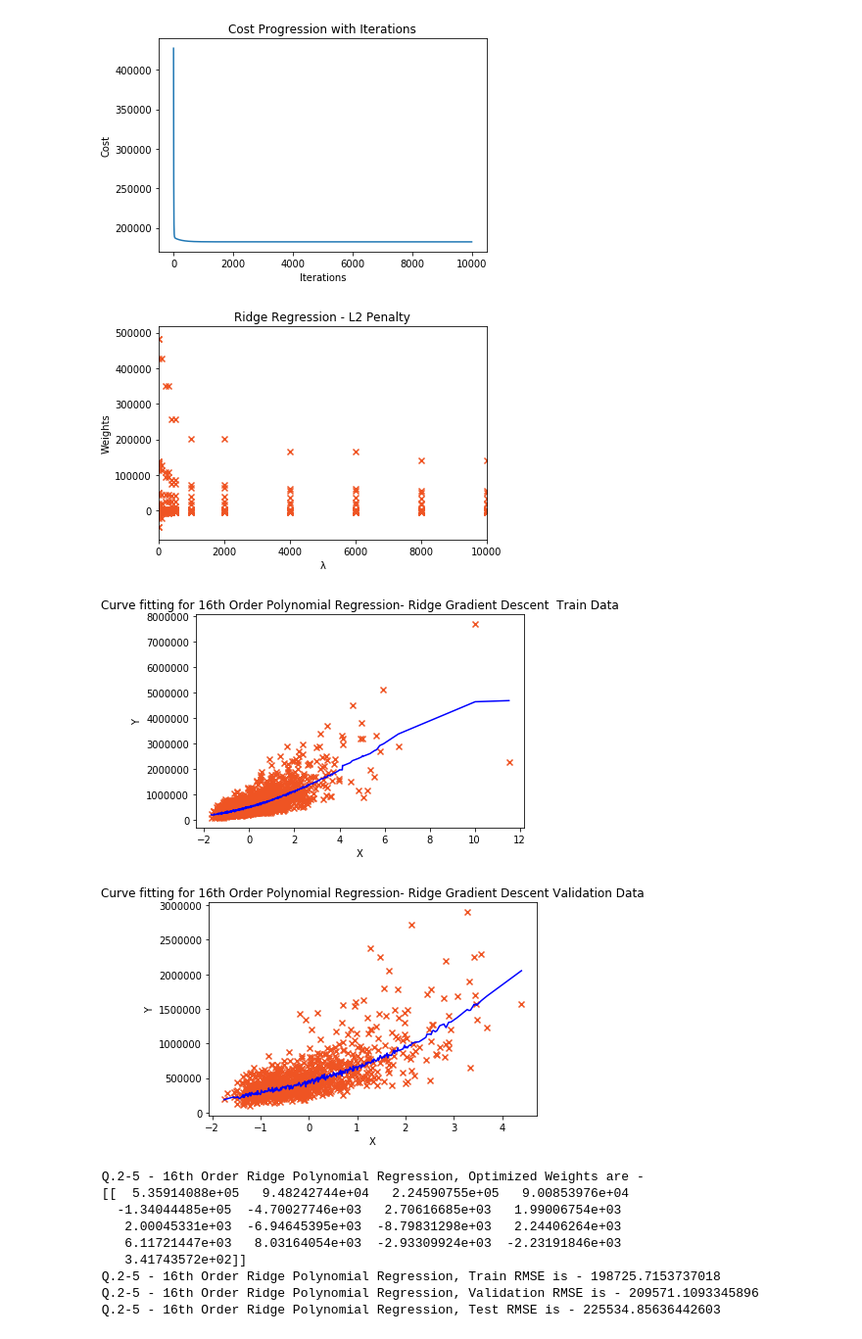
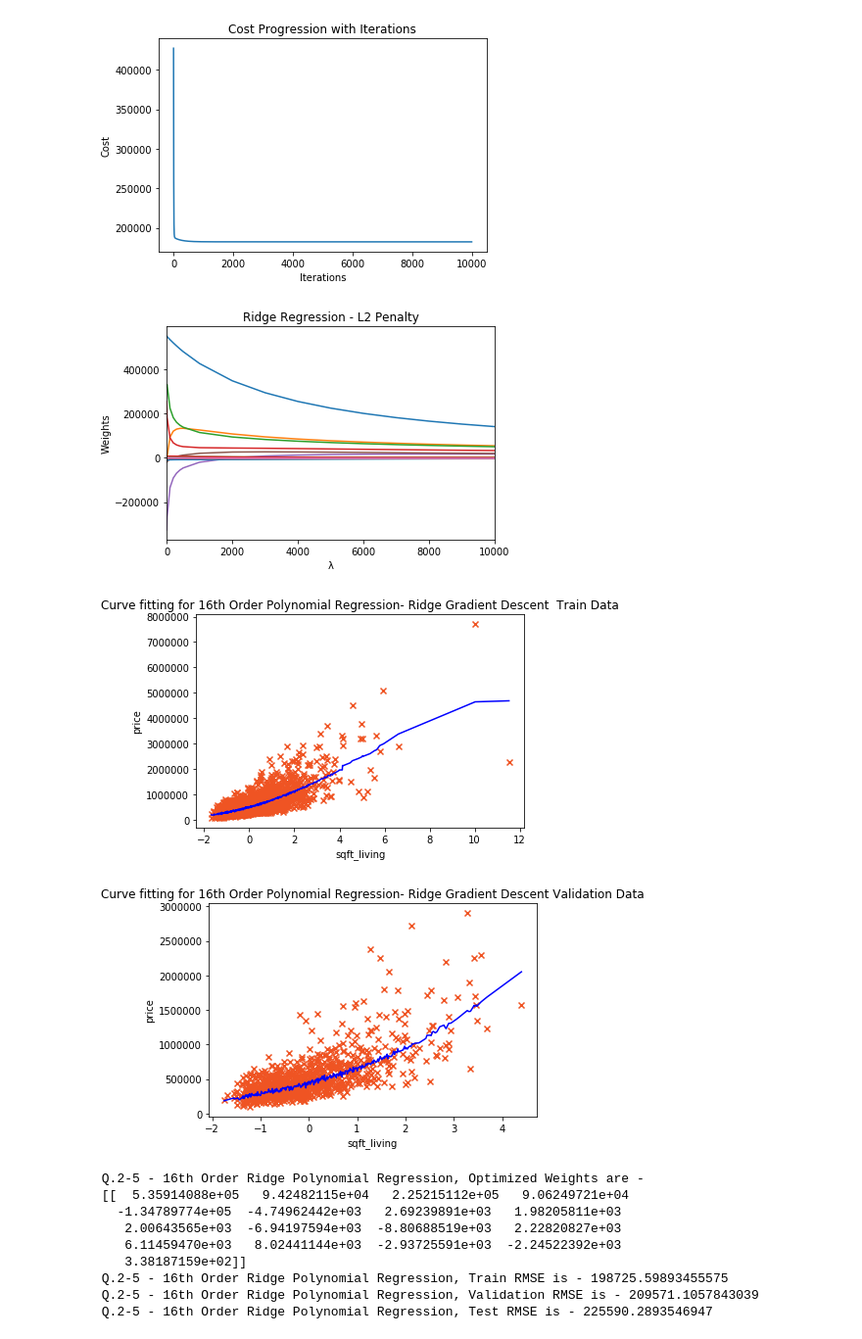
Before and after one commit to MeenakshiParyani/Polynomial-Regression, a Jupyter notebook: Polynomial-Regression.ipynb, the cells around one changed output. Shown: that part at 98% size. Drawn from its saved outputs; the diff is of its cells as text; code cells hidden in the pictures.

Commit message:
Polynomial Regression final

```diff
--- a/Polynomial-Regression.ipynb
+++ b/Polynomial-Regression.ipynb
@@ -49,7 +49,7 @@ def normalizeData(df, needSort, byColumn, yColumn):
     X = df.drop([yColumn], axis=1)
     #print('----Before norm-----')
     #print(X)
-    X = (X-X.mean())/X.std()
+    X = (X-X.mean(axis=0))/X.std(axis=0)
     #print('----After norm-----')
     #print(X)
     X.insert(0,-1,1)# inserting ones column for beta0
@@ -91,7 +91,7 @@ beta, costs, rmse = gradientDescentUsingMatrix(X, Y, beta, 0.1, 100000)
 y_pred = X * beta.T
 drawPlot(df['x'], df['y'], y_pred, 1, '', 'X', 'Y');
 print(" Q.1-1 - 1st Order Polynomial Regression, Optimized Weights are -\n", beta)
-print(" Q.1-1 - 1st Order Polynomial Regression, RMSE is - " + colored('RMSE is - ' + str(rmse), 'green'))
+print(" Q.1-1 - 1st Order Polynomial Regression, " + colored('RMSE is - ' + str(rmse), 'green'))
 plotCostHistory(costs)
 # %% [output]
 [figure]
@@ -220,13 +220,13 @@ def performRidgePolynomialRegression(df, learning_rate, iters, order, lamda, xhe
     beta, rmse, costs = ridgeGradientDescent(X, Y, learning_rate, iters, lamda)
     y_pred = XM * beta
     if(draw):
-        drawPlot(Xcord, Ycord, y_pred, order,'- Ridge Gradient Descent ' + title , 'X', 'Y');
+        drawPlot(Xcord, Ycord, y_pred, order,'- Ridge Gradient Descent ' + title , xheader, yheader);
     return beta, rmse, costs, X
 
 df = data1;
 beta, rmse, costs, x = performRidgePolynomialRegression(df, 0.1, 10000, 16, 0.1, 'x', 'y', True, '')
 print(" Q.1-5 - 16th Order Ridge Polynomial Regression, Optimized Weights are -\n", beta.ravel())
-print(" Q.1-5 - 16th Order Ridge Polynomial Regression, " + colored('RMSE is - ' + str(rmse), 'green'))
+print(" \nQ.1-5 - 16th Order Ridge Polynomial Regression, " + colored('RMSE is - ' + str(rmse), 'green'))
 plotCostHistory(costs)
 # %% [output]
 [figure]
@@ -419,73 +421,70 @@ plotCostHistory(costsTrain)
  Q.2-4 - 16th Order Polynomial Regression, Train RMSE is - 182186.96772281028
  Q.2-4 - 16th Order Polynomial Regression, Test RMSE is - 187160.48006343946
 [figure]
+# %%
+def plotWeightsWithL2Penalty(x, y, title, xlimit):
+    plt.ylabel('Weights');
+    plt.xlabel('λ');
+    plt.title(title)
+    ax = plt.gca()
+    ax.plot(x, y)
+    plt.xlim( (0, xlimit) )
+    plt.show()
 # %%
 # Q.2-5 16th Order Ridge Polynomal Regression with Test, Train and Validation data
-
-def plotWeightsWithL2Penalty(x, y, title, xlimit):
-    plt.ylabel('Weights');
-    plt.xlabel('λ');
-    plt.title(title)
-    for xe, ye in zip(x, y):
-        ye = np.squeeze(np.asarray(ye))
-        plt.scatter([xe] * len(ye), ye, marker='x',  c='#ef5423')
-    plt.xlim( (0, xlimit) )
-    plt.show()
 
 df = data2;
 X_train, X_val, X_test, y_train, y_val, y_test = split_data_test_train_val(df[['sqft_living']], df[['price']])
 
 def perform_Ridge_Polynomial_Regression_val(X_train, X_val, X_test, y_train, y_val, y_test,
                                                  order, xheader, yheader):
     betas = []
-    lamda = [10000, 8000, 6000, 4000, 2000, 1000, 500, 400, 300, 200, 100, 10, 1, 0.1]
-    alpha = [0.1, 0.01]
+    lamda = [10000, 9000, 8000, 7000, 6000, 5000, 4000, 3000, 2000, 1000, 500, 400, 300, 200, 100, 10, 1, 0.1]
+    alpha = 0.1
     scores = pd.DataFrame(columns=['alpha','lamda','rmse_diff', 'weights'])
     i=0
     for l in lamda:
-        for a in alpha:
-            betaTrain, rmseTrain, costsTrain, x = performRidgePolynomialRegression(pd.concat([X_train, y_train], axis=1),
-                                                                a, 10000, order, l, xheader, yheader, False, '')
-            betas.append(betaTrain)
-            betaVal, rmseVal, costsVal, x = performRidgePolynomialRegression(pd.concat([X_val, y_val], axis=1),
-                                                                a, 10000, order, l, xheader, yheader, False, '')
-            if(l <=100):
-                scores.loc[i] = pd.Series({'alpha':a, 'lamda':l, 'rmse_diff':abs(rmseTrain-rmseVal), 'weights' : betaTrain})
-                i=i+1
+        betaTrain, rmseTrain, costsTrain, x = performRidgePolynomialRegression(pd.concat([X_train, y_train], axis=1),
+                                                            alpha, 10000, order, l, xheader, yheader, False, '')
+        betas.append(np.asarray(betaTrain).ravel())
+        betaVal, rmseVal, costsVal, x = performRidgePolynomialRegression(pd.concat([X_val, y_val], axis=1),
+                                                            alpha, 10000, order, l, xheader, yheader, False, '')
+        if(l <=100 and l>=0.1):
+            scores.loc[i] = pd.Series({'lamda':l, 'rmse_diff':abs(rmseTrain-rmseVal), 'weights' : betaTrain})
+            i=i+1
     #print(scores)
     least_rmse_comb = scores['rmse_diff'].idxmin()
-    alp = scores.iloc[[least_rmse_comb]]['alpha'][least_rmse_comb]
     lam = scores.iloc[[least_rmse_comb]]['lamda'][least_rmse_comb]
     plotWeightsWithL2Penalty(lamda, betas, 'Ridge Regression - L2 Penalty', 10000)
     betaTrain, rmseTrain, costsTrain, x1 = performRidgePolynomialRegression(pd.concat([X_train, y_train], axis=1),
-                                                                alp, 10000, order, lam, xheader, yheader, True, ' Train Data')
+                                                                alpha, 10000, order, lam, xheader, yheader, True, ' Train Data')
     betaVal, rmseVal, costsVal, x2 = performRidgePolynomialRegression(pd.concat([X_val, y_val], axis=1),
-                                                                alp, 10000, order, lam, xheader, yheader, True, 'Validation Data')
+                                                                alpha, 10000, order, lam, xheader, yheader, True, 'Validation Data')
     return betaTrain, rmseTrain, costsTrain, x1, lam, rmseVal
 
 
 betaTrain, rmseTrain, costsTrain, Xtr, lam, rmseVal = perform_Ridge_Polynomial_Regression_val(X_train, X_val, X_test, y_train, y_val, y_test, 16,
                                                                                 'sqft_living', 'price')
 
 dfTest = pd.concat([X_test, y_test], axis=1)
 dfTest = generatePolynomialInput(dfTest, 16, 'sqft_living')
 X_test, y_test = normalizeData(dfTest, False ,'', 'price')
 rmseTest = get_rmse_l2(np.matrix(X_test), np.matrix(y_test), betaTrain, lam)
 print(" Q.2-5 - 16th Order Ridge Polynomial Regression, Optimized Weights are -\n", betaTrain.ravel())
 print(" Q.2-5 - 16th Order Ridge Polynomial Regression, " + colored('Train RMSE is - ' + str(rmseTrain), 'green'))
 print(" Q.2-5 - 16th Order Ridge Polynomial Regression, " + colored('Validation RMSE is - ' + str(rmseVal), 'green'))
 print(" Q.2-5 - 16th Order Ridge Polynomial Regression, " + colored('Test RMSE is - ' + str(rmseTest), 'green'))
 plotCostHistory(costsTrain)
 # %% [output]
-[figure, old version]
+[figure, new version]
-[figure, old version]
+[figure, new version]
-[figure, old version]
+[figure, new version]
  Q.2-5 - 16th Order Ridge Polynomial Regression, Optimized Weights are -
- [[  5.35914088e+05   9.48242744e+04   2.24590755e+05   9.00853976e+04
-   -1.34044485e+05  -4.70027746e+03   2.70616685e+03   1.99006754e+03
-    2.00045331e+03  -6.94645395e+03  -8.79831298e+03   2.24406264e+03
-    6.11721447e+03   8.03164054e+03  -2.93309924e+03  -2.23191846e+03
-    3.41743572e+02]]
- Q.2-5 - 16th Order Ridge Polynomial Regression, Train RMSE is - 198725.7153737018
- Q.2-5 - 16th Order Ridge Polynomial Regression, Validation RMSE is - 209571.1093345896
- Q.2-5 - 16th Order Ridge Polynomial Regression, Test RMSE is - 225534.85636442603
+ [[  5.35914088e+05   9.42482115e+04   2.25215112e+05   9.06249721e+04
+   -1.34789774e+05  -4.74962442e+03   2.69239891e+03   1.98205811e+03
+    2.00643565e+03  -6.94197594e+03  -8.80688519e+03   2.22820827e+03
+    6.11459470e+03   8.02441144e+03  -2.93725591e+03  -2.24522392e+03
+    3.38187159e+02]]
+ Q.2-5 - 16th Order Ridge Polynomial Regression, Train RMSE is - 198725.59893455575
+ Q.2-5 - 16th Order Ridge Polynomial Regression, Validation RMSE is - 209571.1057843039
+ Q.2-5 - 16th Order Ridge Polynomial Regression, Test RMSE is - 225590.2893546947
```
Also changed, not shown: parts of 12 cells of this notebook.
